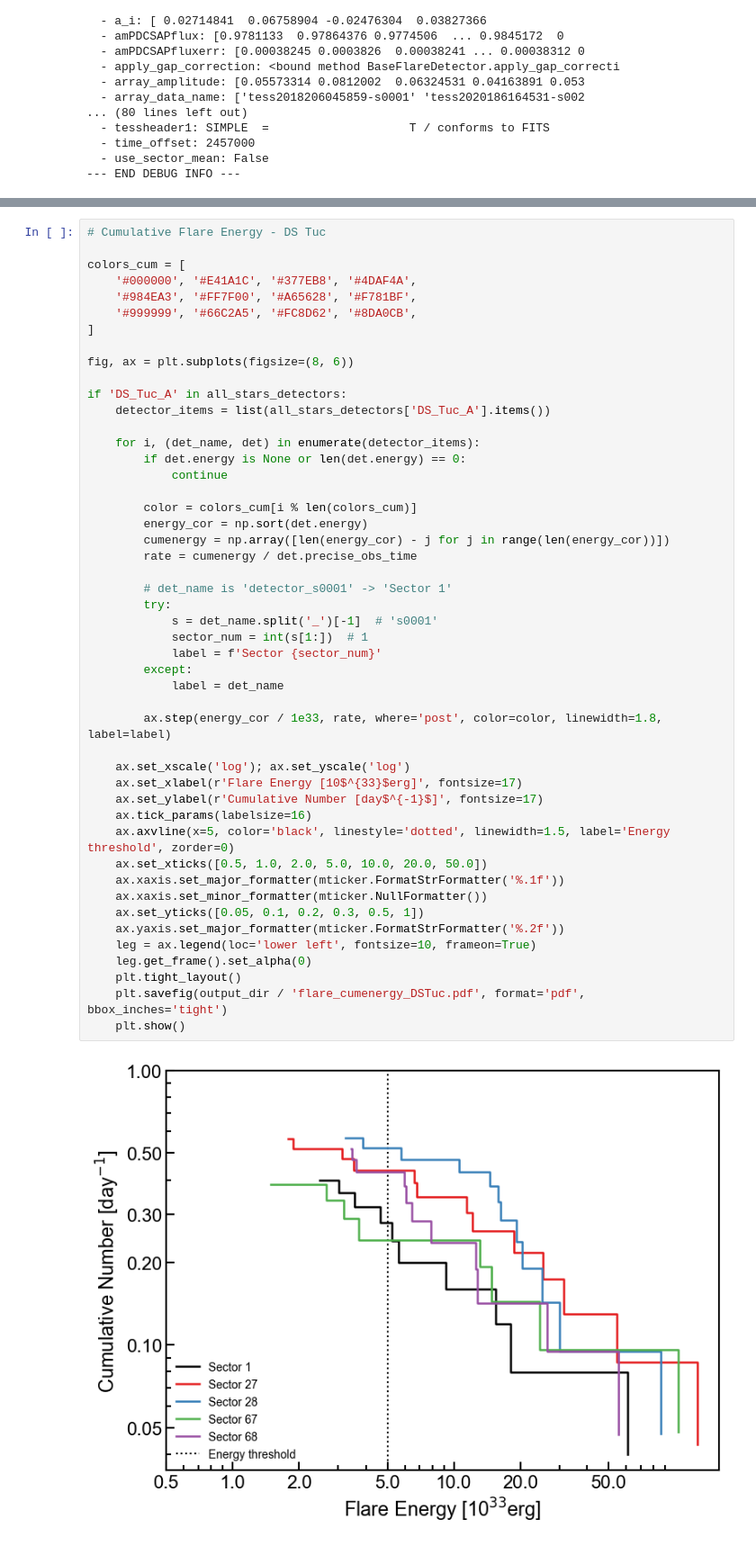
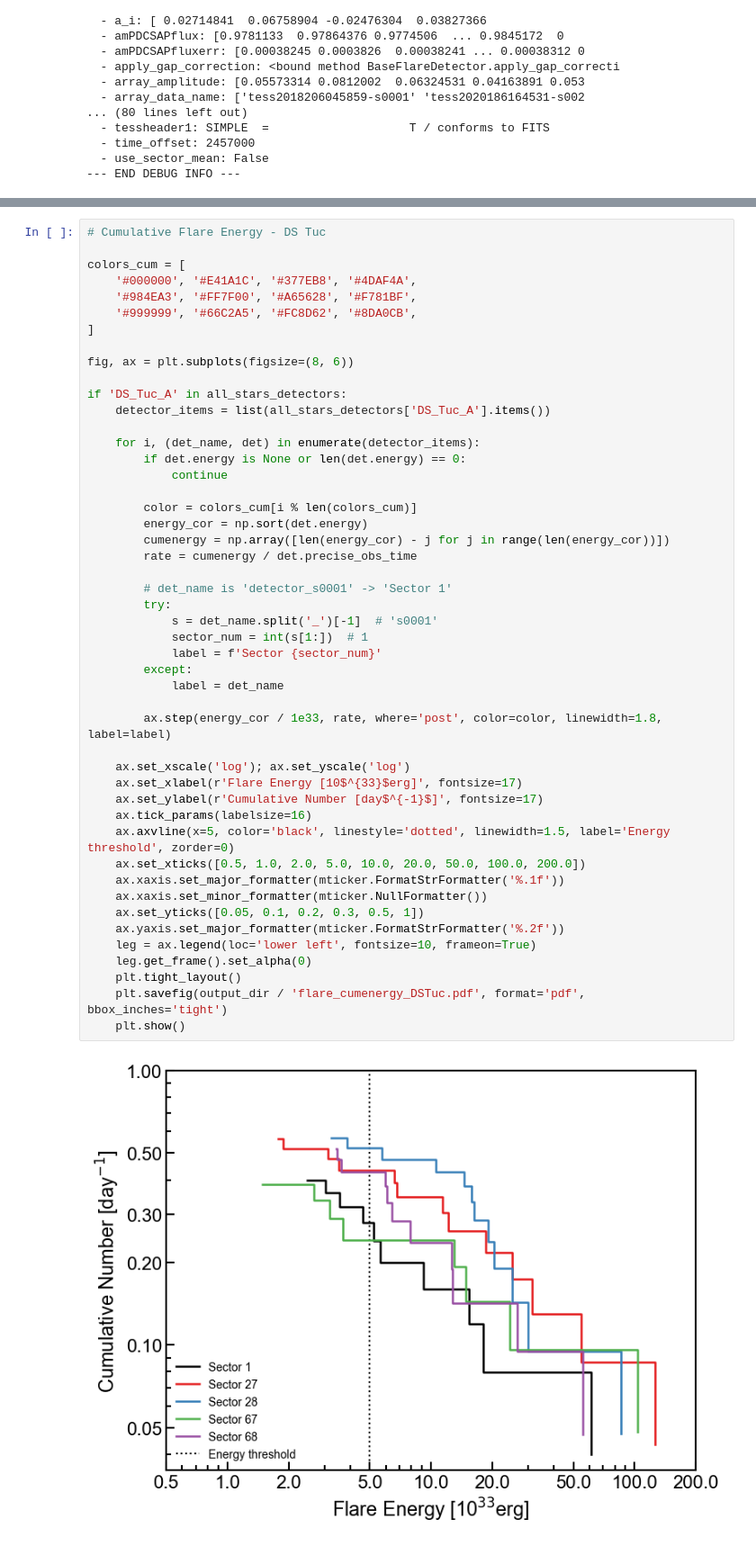
Before and after one commit to yama662607/kyoto-flare-detection, a Jupyter notebook: notebooks/flare_create_graphs.ipynb, the cells around one changed output, grey strips where cells are left out. Shown at 90% size. Cells and saved outputs as stored; diff of their text form.

Commit message:
fix(graph): synchronize logic and styling with legacy implementation

```diff
--- a/notebooks/flare_create_graphs.ipynb
+++ b/notebooks/flare_create_graphs.ipynb
@@ -543,35 +543,35 @@ if 'DS_Tuc_A' in all_stars_detectors:
         color = colors_cum[i % len(colors_cum)]
         energy_cor = np.sort(det.energy)
         cumenergy = np.array([len(energy_cor) - j for j in range(len(energy_cor))])
         rate = cumenergy / det.precise_obs_time
 
         # det_name is 'detector_s0001' -> 'Sector 1'
         try:
             s = det_name.split('_')[-1]  # 's0001'
             sector_num = int(s[1:])  # 1
             label = f'Sector {sector_num}'
         except:
             label = det_name
 
         ax.step(energy_cor / 1e33, rate, where='post', color=color, linewidth=1.8, label=label)
 
     ax.set_xscale('log'); ax.set_yscale('log')
     ax.set_xlabel(r'Flare Energy [10$^{33}$erg]', fontsize=17)
     ax.set_ylabel(r'Cumulative Number [day$^{-1}$]', fontsize=17)
     ax.tick_params(labelsize=16)
     ax.axvline(x=5, color='black', linestyle='dotted', linewidth=1.5, label='Energy threshold', zorder=0)
-    ax.set_xticks([0.5, 1.0, 2.0, 5.0, 10.0, 20.0, 50.0])
+    ax.set_xticks([0.5, 1.0, 2.0, 5.0, 10.0, 20.0, 50.0, 100.0, 200.0])
     ax.xaxis.set_major_formatter(mticker.FormatStrFormatter('%.1f'))
     ax.xaxis.set_minor_formatter(mticker.NullFormatter())
     ax.set_yticks([0.05, 0.1, 0.2, 0.3, 0.5, 1])
     ax.yaxis.set_major_formatter(mticker.FormatStrFormatter('%.2f'))
     leg = ax.legend(loc='lower left', fontsize=10, frameon=True)
     leg.get_frame().set_alpha(0)
     plt.tight_layout()
     plt.savefig(output_dir / 'flare_cumenergy_DSTuc.pdf', format='pdf', bbox_inches='tight')
     plt.show()
 # %% [output]
-[figure, old version]
+[figure, new version]
 # %%
 # Cumulative Flare Energy - V889 Her
 
```
Also changed, not shown: parts of 6 cells of this notebook, 2 other files.
